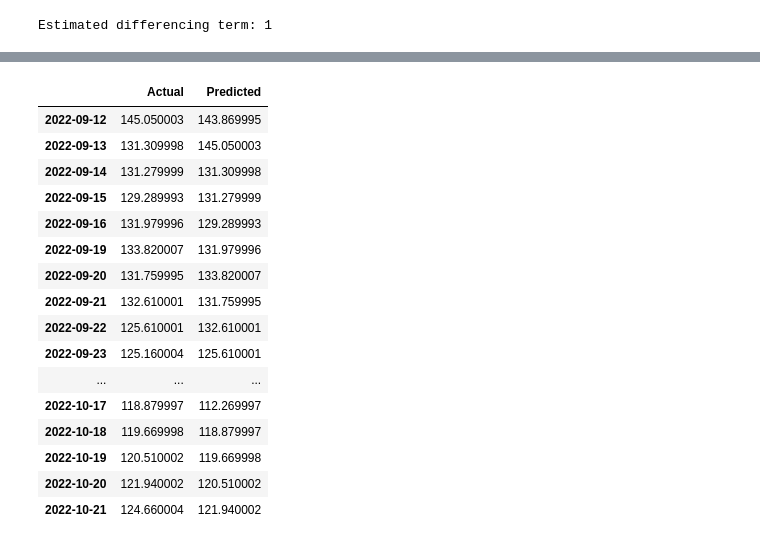
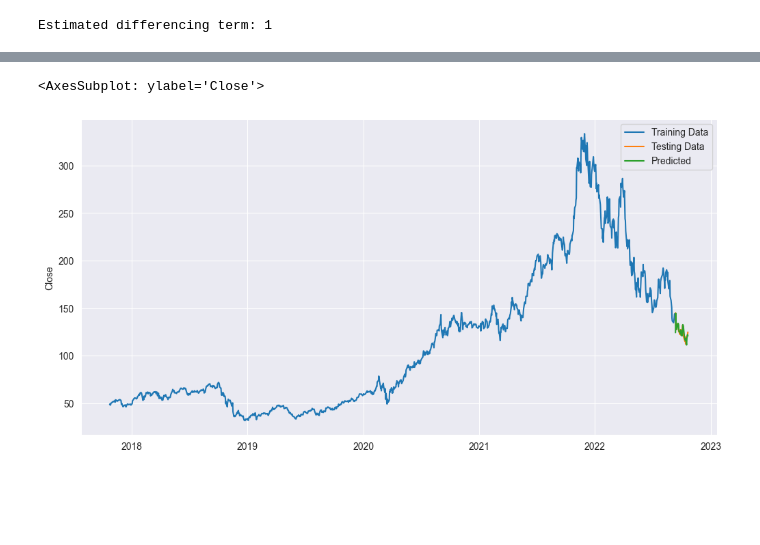
Before and after one commit to vsamarth/stock-prediction, a Jupyter notebook: arima.ipynb, the cells around one changed output, grey strips where cells are left out. Drawn from its saved outputs; the diff is of its cells as text; code cells hidden in the pictures; blank space fills up the shorter version.

```diff
--- a/arima.ipynb
+++ b/arima.ipynb
@@ -6,11 +9,9 @@ import pandas as pd
 # %%
-import pandas
-
-
 nvda = yf.Ticker("NVDA")
 nvda_data = nvda.history(period="5y")
 
 df = nvda_data[["Close"]]
-df.index = pandas.to_datetime(df.index.date)
+df.index = pd.to_datetime(df.index.date)
 
-df
+train_df = df.iloc[:-30]
+test_df = df.iloc[-30:]
@@ -34,8 +18,8 @@ test_df = df.iloc[-30:]
 # %%
 from pmdarima.arima import ndiffs
 
-kpss_diffs = ndiffs(train_df['Close'], alpha=0.05, test='kpss', max_d=6)
-adf_diffs = ndiffs(train_df['Close'], alpha=0.05, test='adf', max_d=6)
+kpss_diffs = ndiffs(train_df, alpha=0.05, test='kpss', max_d=6)
+adf_diffs = ndiffs(train_df, alpha=0.05, test='adf', max_d=6)
 n_diffs = max(adf_diffs, kpss_diffs)
 
 print(f"Estimated differencing term: {n_diffs}")
@@ -43,7 +27,7 @@ print(f"Estimated differencing term: {n_diffs}")
 # %% [output]
 Estimated differencing term: 1
 # %%
-auto = auto_arima(train_df['Close'], d=n_diffs, seasonal=False, stepwise=True,
+auto = auto_arima(df, d=n_diffs, seasonal=False, stepwise=True,
                      suppress_warnings=True, error_action="ignore", max_p=6,
                      max_order=None, trace=True)
 # %% [output]
@@ -77,7 +64,7 @@ def forecast_one_step():
 forecasts = []
 confidence_intervals = []
 
-for new_ob in test_df['Close']:
+for new_ob in y_test:
     fc, conf = forecast_one_step()
     forecasts.append(fc)
     confidence_intervals.append(conf)
@@ -85,6 +72,8 @@ for new_ob in test_df['Close']:
     # Updates the existing model with a small number of MLE steps
     model.update(new_ob)
 
-print(f"Mean squared error: {mean_squared_error(test_df['Close'], forecasts)}")
-print(f"SMAPE: {smape(test_df, forecasts)}")
+print(f"Mean squared error: {mean_squared_error(y_test, forecasts)}")
+print(f"SMAPE: {smape(y_test, forecasts)}")
+# Mean squared error: 0.34238951346274243
+# SMAPE: 0.9825490519101439
 # %% [output]
@@ -133,22 +82,13 @@ axes[1].legend()
-# %%
-final = pd.DataFrame({'Actual': y_test, 'Predicted': forecasts})
-
-final
-# %% [output]
-|  | Actual | Predicted |
-| 2022-09-12 | 145.050003 | 143.869995 |
-| 2022-09-13 | 131.309998 | 145.050003 |
-| 2022-09-14 | 131.279999 | 131.309998 |
-| 2022-09-15 | 129.289993 | 131.279999 |
-| 2022-09-16 | 131.979996 | 129.289993 |
-| 2022-09-19 | 133.820007 | 131.979996 |
-| 2022-09-20 | 131.759995 | 133.820007 |
-| 2022-09-21 | 132.610001 | 131.759995 |
-| 2022-09-22 | 125.610001 | 132.610001 |
-| 2022-09-23 | 125.160004 | 125.610001 |
-| ... | ... | ... |
-| 2022-10-17 | 118.879997 | 112.269997 |
-| 2022-10-18 | 119.669998 | 118.879997 |
-| 2022-10-19 | 120.510002 | 119.669998 |
-| 2022-10-20 | 121.940002 | 120.510002 |
-| 2022-10-21 | 124.660004 | 121.940002 |
+# %%
+
+y_train = train_df['Close']
+y_test = test_df['Close']
+
+# --------------------- Actual vs. Predicted --------------------------
+plt.figure(figsize=(12, 6))
+sns.lineplot(train_df,x=train_df.index,y='Close', label='Training Data')
+sns.lineplot(test_df,x=test_df.index,y='Close', label='Testing Data')
+sns.lineplot(test_df,x = test_df.index, y=forecasts, label='Predicted')
+# %% [output]
+<AxesSubplot: ylabel='Close'>
+[figure, added]
```
Also changed, not shown: parts of 8 cells of this notebook.
